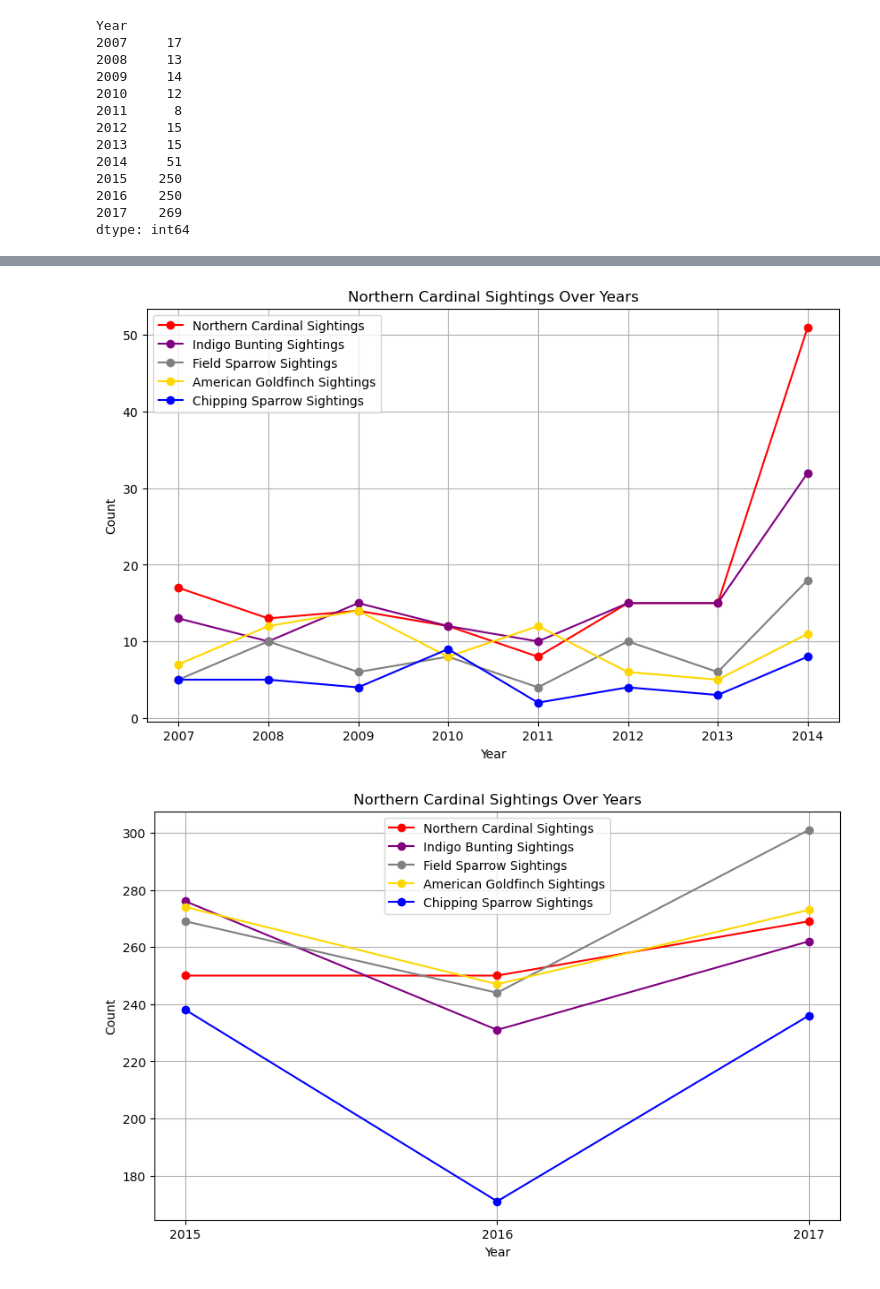
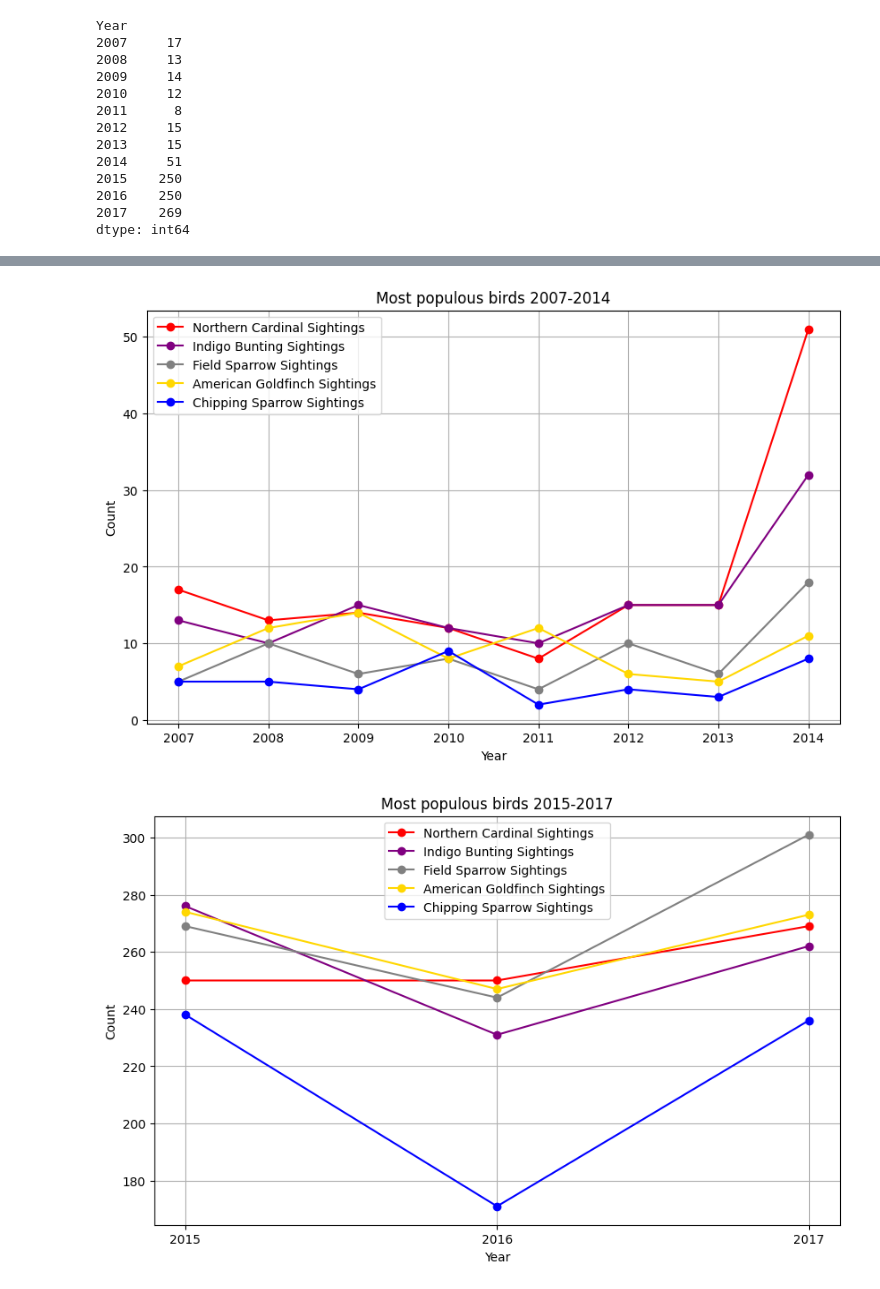
Before and after one commit to Zenon-Nowakowski/Bird-watching-data-analysis, a Jupyter notebook: main.ipynb, the cells around one changed output, grey strips where cells are left out. Drawn from its saved outputs; the diff is of its cells as text; code cells hidden in the pictures.

```diff
--- a/main.ipynb
+++ b/main.ipynb
@@ -89,29 +89,29 @@ plt.plot(birds_early[birds_early['Common_Name'] == 'Indigo Bunting'].groupby('Ye
 plt.plot(birds_early[birds_early['Common_Name'] == 'Field Sparrow'].groupby('Year').size(), marker='o', linestyle='-', color='grey', label='Field Sparrow Sightings')
 plt.plot(birds_early[birds_early['Common_Name'] == 'American Goldfinch'].groupby('Year').size(), marker='o', linestyle='-', color='gold', label='American Goldfinch Sightings')
 plt.plot(birds_early[birds_early['Common_Name'] == 'Chipping Sparrow'].groupby('Year').size(), marker='o', linestyle='-', color='blue', label='Chipping Sparrow Sightings')
-plt.title('Northern Cardinal Sightings Over Years')
+plt.title('Most populous birds 2007-2014')
 plt.xlabel('Year')
 plt.ylabel('Count')
 plt.legend()
 plt.grid(True)
 plt.show()
 # %% [output]
-[figure, old version]
+[figure, new version]
 # %%
 #plot of the top 5 most sited birds
 plt.figure(figsize=(10, 6))
 plt.plot(birds_late[birds_late['Common_Name'] == 'Northern Cardinal'].groupby('Year').size(), marker='o', linestyle='-', color='red', label='Northern Cardinal Sightings')
 plt.plot(birds_late[birds_late['Common_Name'] == 'Indigo Bunting'].groupby('Year').size(), marker='o', linestyle='-', color='purple', label='Indigo Bunting Sightings')
 plt.plot(birds_late[birds_late['Common_Name'] == 'Field Sparrow'].groupby('Year').size(), marker='o', linestyle='-', color='grey', label='Field Sparrow Sightings')
 plt.plot(birds_late[birds_late['Common_Name'] == 'American Goldfinch'].groupby('Year').size(), marker='o', linestyle='-', color='gold', label='American Goldfinch Sightings')
 plt.plot(birds_late[birds_late['Common_Name'] == 'Chipping Sparrow'].groupby('Year').size(), marker='o', linestyle='-', color='blue', label='Chipping Sparrow Sightings')
-plt.title('Northern Cardinal Sightings Over Years')
+plt.title('Most populous birds 2015-2017')
 #change the ticks of x to only be whole numbers
 plt.xticks(range(min(birds_late['Year']), max(birds_late['Year'])+1, 1))
 plt.xlabel('Year')
 plt.ylabel('Count')
 plt.legend()
 plt.grid(True)
 plt.show()
 # %% [output]
-[figure, old version]
+[figure, new version]
```
Also changed, not shown: parts of 4 cells of this notebook.
